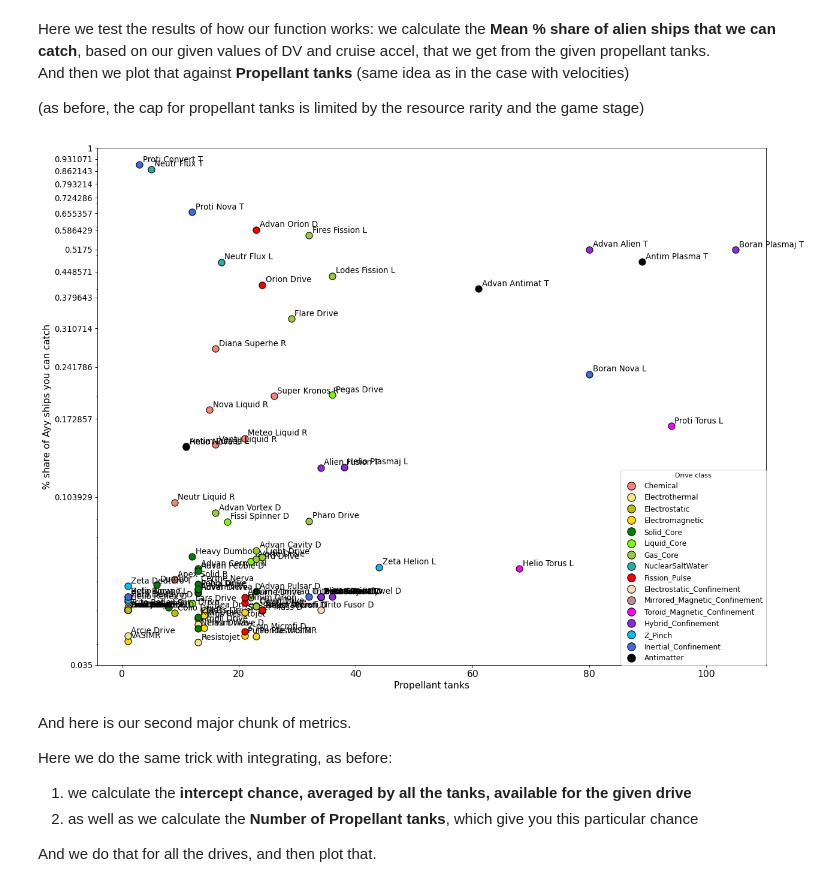
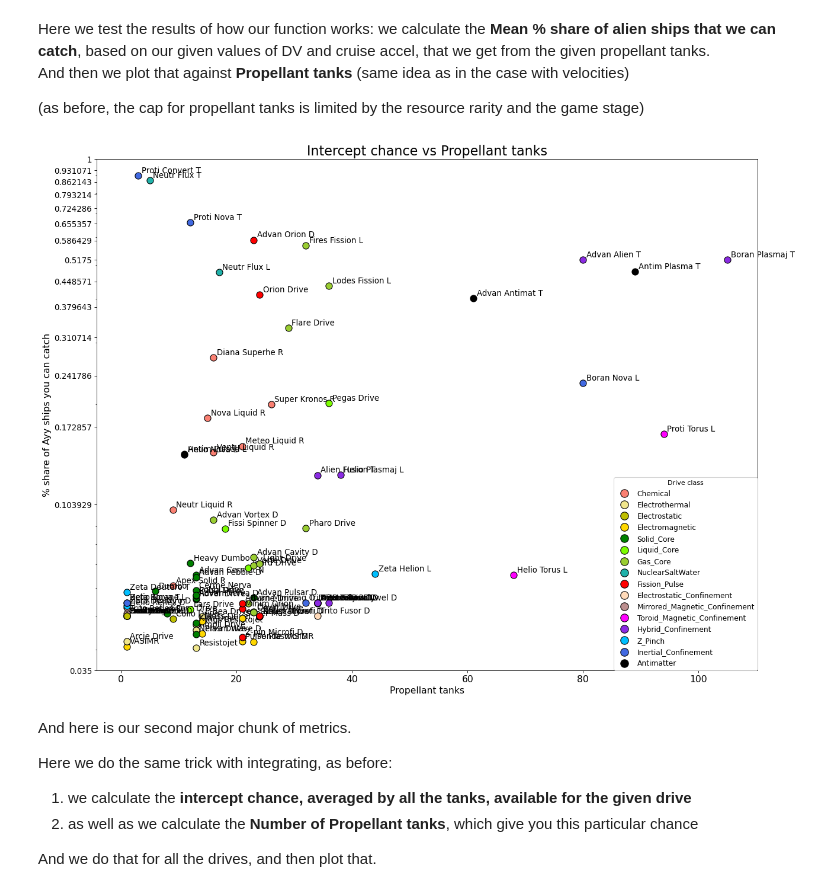
Before and after one commit to tkachev-asc/TI_drives, a Jupyter notebook: drives.ipynb, the cells around one changed output. Saved outputs shown, nothing was run; the diff lists cells and outputs as text; code cells hidden in the pictures.

```diff
--- a/drives.ipynb
+++ b/drives.ipynb
@@ -1259,34 +1263,35 @@ for k in ks:
                            pursue[k]),
                 xytext=(5,4), textcoords='offset points', fontsize=12)
 
 # legend for classes
 from matplotlib.lines import Line2D
 handles = [Line2D([0],[0], marker='o', color='w', label=c,
                   markerfacecolor=color_map[c], markersize=12, markeredgecolor='k') for c in classes]
 ax.legend(
     handles=handles,
     title='Drive class',
     loc='best',
     # loc='upper left',
     # bbox_to_anchor=(1.005, 1.0),
     borderaxespad=0,
     fontsize=11
 )
 
 ax.set_ylim(0.035,1.)
 # ax.set_xscale('log')
 ax.set_yscale('log')
 ax.set_xlabel('Propellant tanks', fontsize=14)
 ax.set_ylabel('% share of Ayy ships you can catch', fontsize=14)
+ax.set_title('Intercept chance vs Propellant tanks', fontsize = 20)
 
 ax = plt.gca()
 numticks = 15
 ax.yaxis.set_major_locator(mticker.LinearLocator(numticks))
 ax.yaxis.set_major_formatter(mticker.FormatStrFormatter('%g'))
 ax.tick_params(axis='x', labelsize=14)
 ax.tick_params(axis='y', labelsize=12)
 # %% [output]
-[figure, old version]
+[figure, new version]
 # %% [markdown]
 And here is our second major chunk of metrics.
 
```
Also changed, not shown: parts of 12 cells of this notebook.
